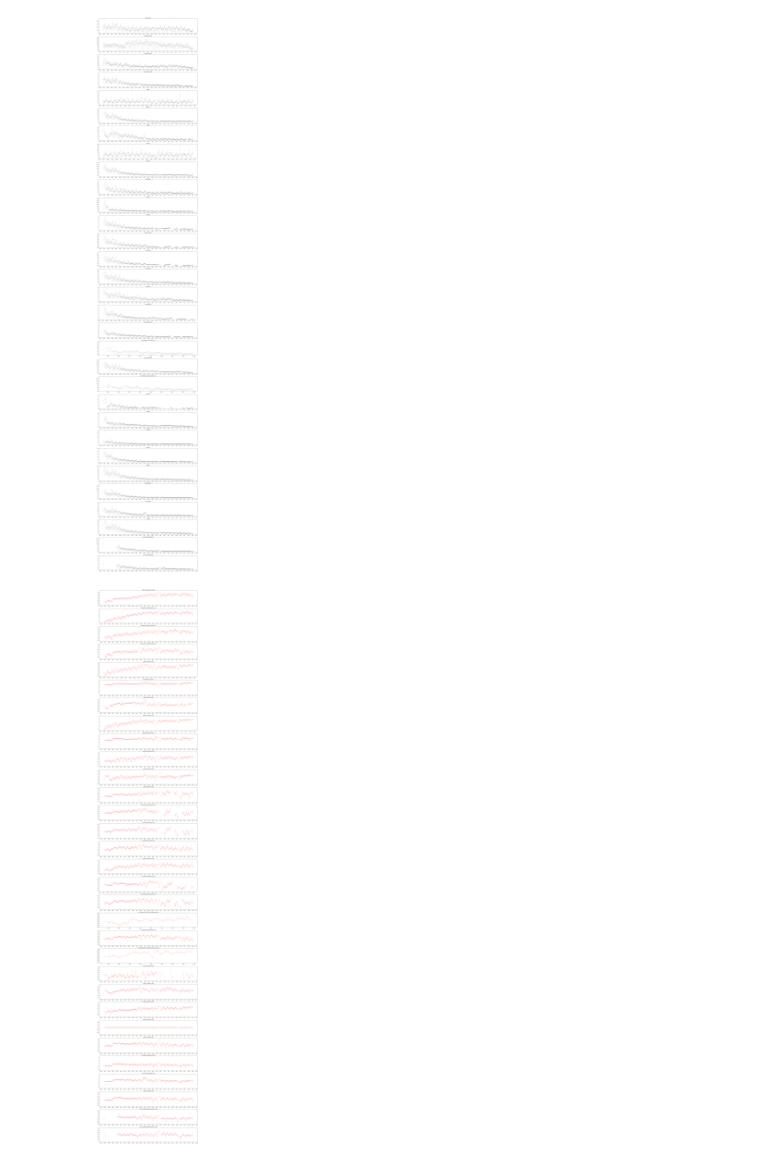
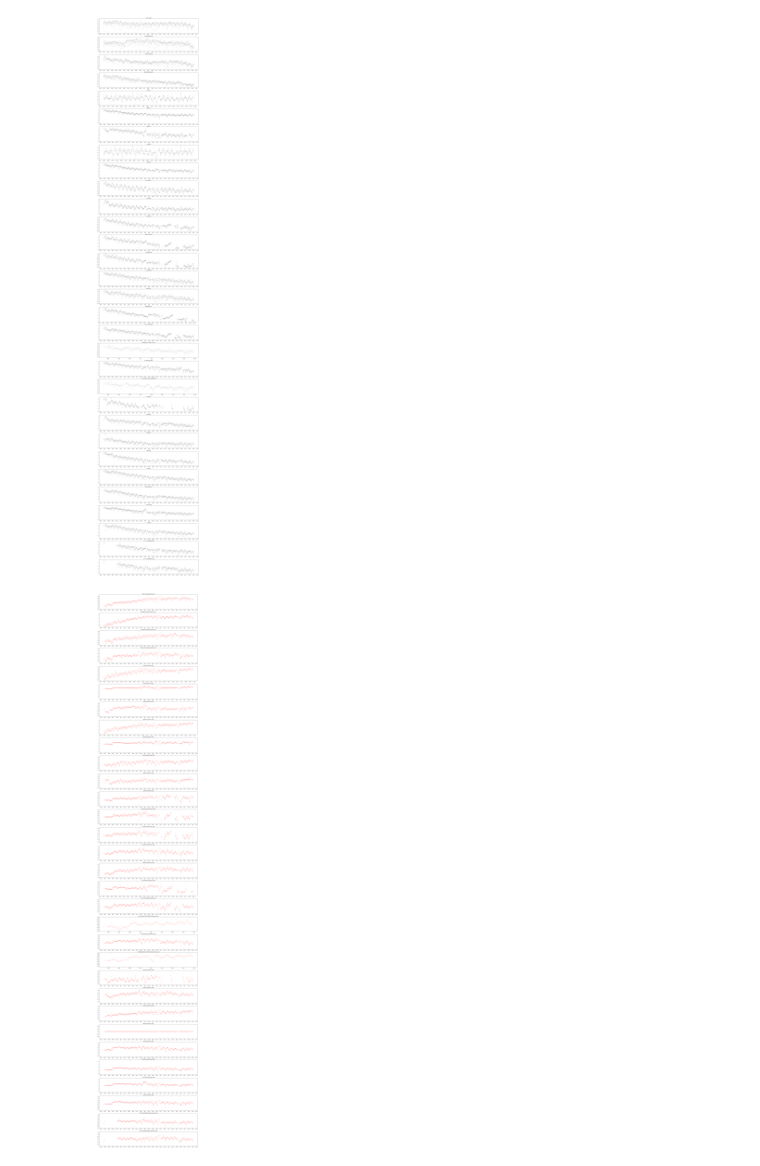
Before and after one commit to felciabatta/Volatile-Organic-Compounds, a Jupyter notebook: ratios.ipynb, the cells around one changed output. Saved outputs shown, nothing was run; the diff lists cells and outputs as text; code cells hidden in the pictures.

Commit message:
changed regular plots to log

```diff
--- a/ratios.ipynb
+++ b/ratios.ipynb
@@ -17,14 +17,14 @@ for voc in VOCS:
 # %%
 fig, axs = plt.subplots(len(VOCS), tight_layout=True)
 fig.set_size_inches(18.5, 100)
 for i, voc in enumerate(VOCS):
     half_year_locator = mdates.MonthLocator(interval=12)
     axs[i].xaxis.set_major_locator(half_year_locator)
-    axs[i].scatter(df.index, df[voc], c='black', s=1)
+    axs[i].scatter(df.index, np.log(df[voc]), c='black', s=1)
     # axs[i].plot(df.index, df[voc], c='black', linewidth=1)
     axs[i].set_title(voc)
 # %% [output]
-[figure, old version]
+[figure, new version]
 # %%
 fig, axs = plt.subplots(len(VOCS), tight_layout=True)
 fig.set_size_inches(18.5, 100)
```
